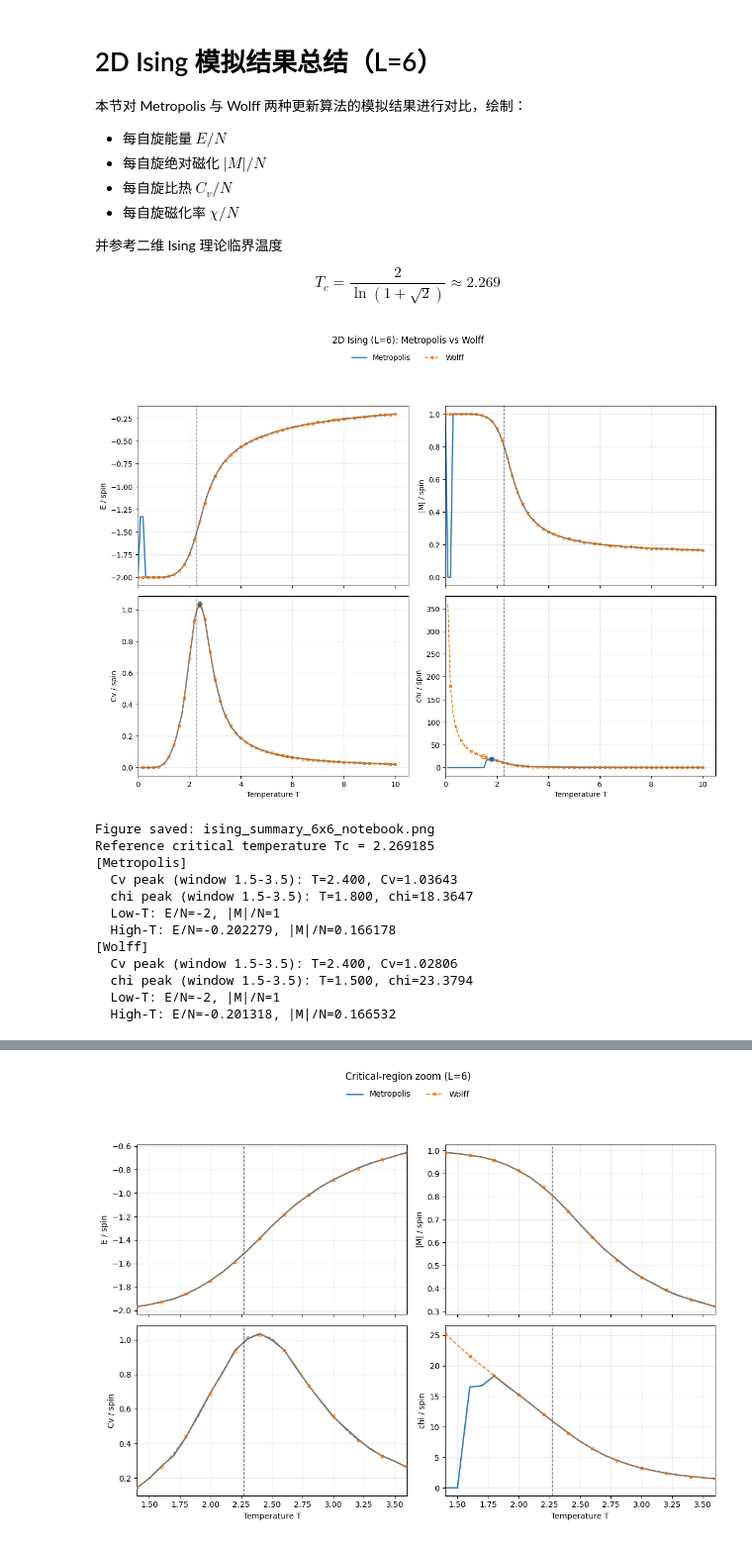
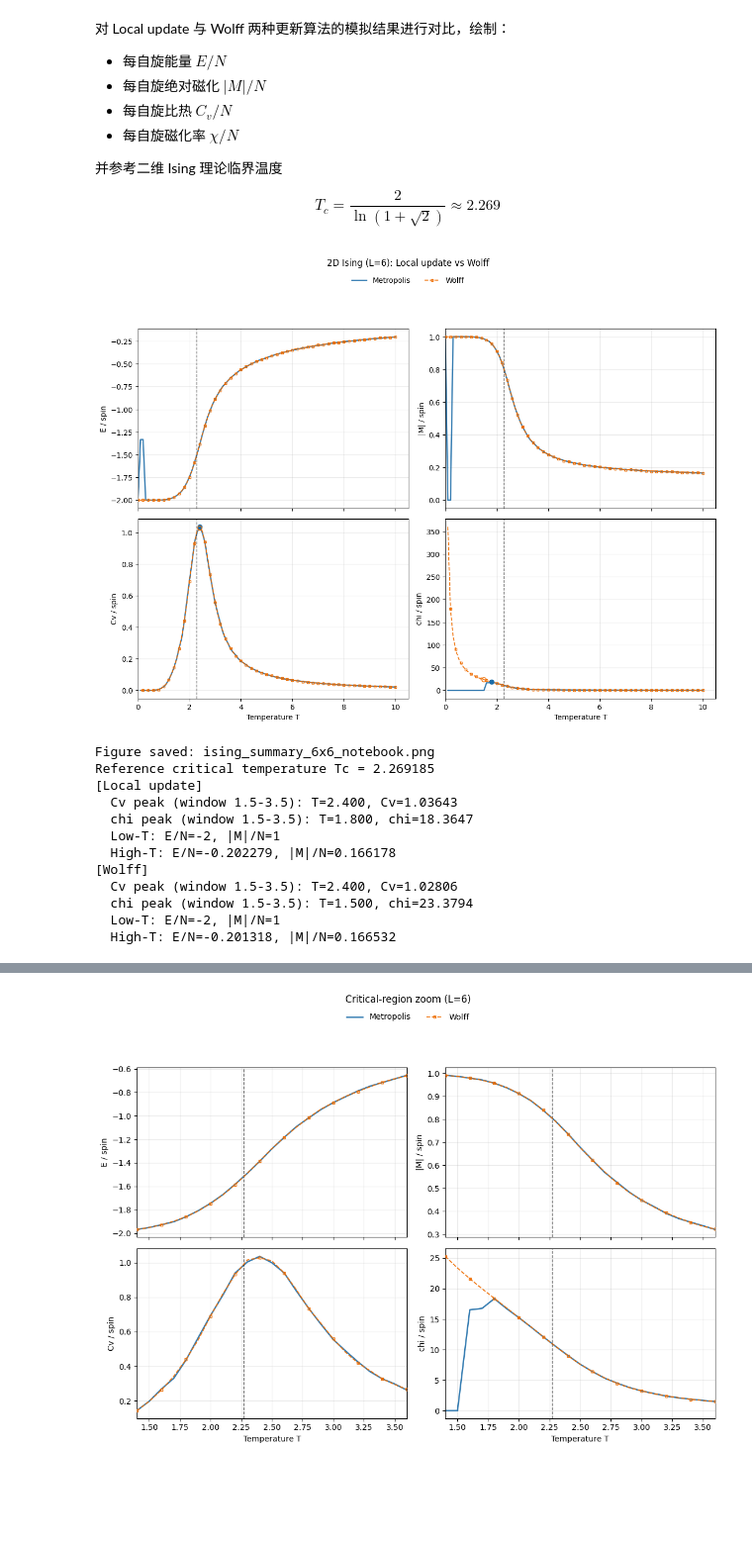
Before and after one commit to blouwern/mcmc-ising-simulation-demo, a Jupyter notebook: conclusion.ipynb, the cells around one changed output, grey strips where cells are left out. Shown at 99% size. Cells and saved outputs as stored; diff of their text form; code cells hidden in the pictures; blank space fills up the shorter version.

```diff
--- a/conclusion.ipynb
+++ b/conclusion.ipynb
@@ -1,7 +1,6 @@
 # %% [markdown]
-# 2D Ising 模拟结果总结（L=6）
 
-本节对 Metropolis 与 Wolff 两种更新算法的模拟结果进行对比，绘制：
+对 Local update 与 Wolff 两种更新算法的模拟结果进行对比，绘制：
 
 - 每自旋能量 $E/N$
 - 每自旋绝对磁化 $|M|/N$
@@ -30,7 +29,7 @@ metro = pd.read_csv(metro_path).sort_values("T").reset_index(drop=True)
 wolff = pd.read_csv(wolff_path).sort_values("T").reset_index(drop=True)
 
 required_cols = ["T", "E_per_spin", "M_abs_per_spin", "Cv_per_spin", "chi_per_spin"]
-for name, df in [("Metropolis", metro), ("Wolff", wolff)]:
+for name, df in [("Local update", metro), ("Wolff", wolff)]:
     missing = [c for c in required_cols if c not in df.columns]
     if missing:
         raise ValueError(f"{name} is missing columns: {missing}")
@@ -117,45 +116,45 @@ for ax in axes.flat:
     ax.set_xlim(left=0)
 
 handles, labels = ax_e.get_legend_handles_labels()
-fig.suptitle("2D Ising (L=6): Metropolis vs Wolff", y=0.995)
+fig.suptitle("2D Ising (L=6): Local update vs Wolff", y=0.995)
 fig.legend(
     handles,
     labels,
     loc="upper center",
     bbox_to_anchor=(0.5, 0.97),
     ncol=2,
     frameon=False,
 )
 fig.tight_layout(rect=[0, 0, 1, 0.9])
 plt.savefig(out_fig, dpi=220)
 plt.show()
 
 print(f"Figure saved: {out_fig}")
 
 # Text summary.
 def summary_text(df, name, i_cv, i_chi):
     e0 = df.loc[df["T"].idxmin(), "E_per_spin"]
     m0 = df.loc[df["T"].idxmin(), "M_abs_per_spin"]
     eh = df.loc[df["T"].idxmax(), "E_per_spin"]
     mh = df.loc[df["T"].idxmax(), "M_abs_per_spin"]
     return (
         f"[{name}]\n"
         f"  Cv peak (window {critical_window[0]:.1f}-{critical_window[1]:.1f}): "
         f"T={df.loc[i_cv, 'T']:.3f}, Cv={df.loc[i_cv, 'Cv_per_spin']:.6g}\n"
         f"  chi peak (window {critical_window[0]:.1f}-{critical_window[1]:.1f}): "
         f"T={df.loc[i_chi, 'T']:.3f}, chi={df.loc[i_chi, 'chi_per_spin']:.6g}\n"
         f"  Low-T: E/N={e0:.6g}, |M|/N={m0:.6g}\n"
         f"  High-T: E/N={eh:.6g}, |M|/N={mh:.6g}"
     )
 
 print(f"Reference critical temperature Tc = {Tc:.6f}")
-print(summary_text(metro, "Metropolis", im_cv, im_chi))
+print(summary_text(metro, "Local update", im_cv, im_chi))
 print(summary_text(wolff, "Wolff", iw_cv, iw_chi))
 # %% [output]
-[figure, old version]
+[figure, new version]
 Figure saved: ising_summary_6x6_notebook.png
 Reference critical temperature Tc = 2.269185
-[Metropolis]
+[Local update]
   Cv peak (window 1.5-3.5): T=2.400, Cv=1.03643
   chi peak (window 1.5-3.5): T=1.800, chi=18.3647
   Low-T: E/N=-2, |M|/N=1
```
Also changed, not shown: parts of 1 cell of this notebook, 2 other files.
